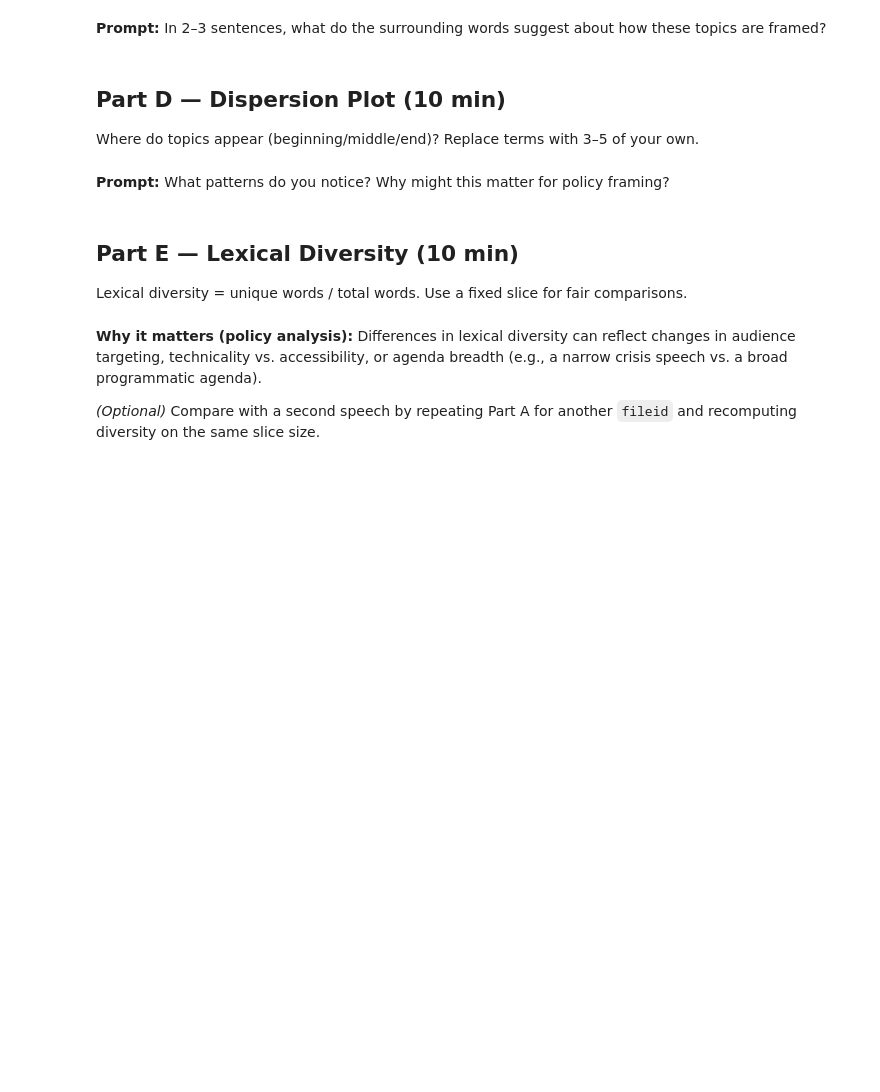
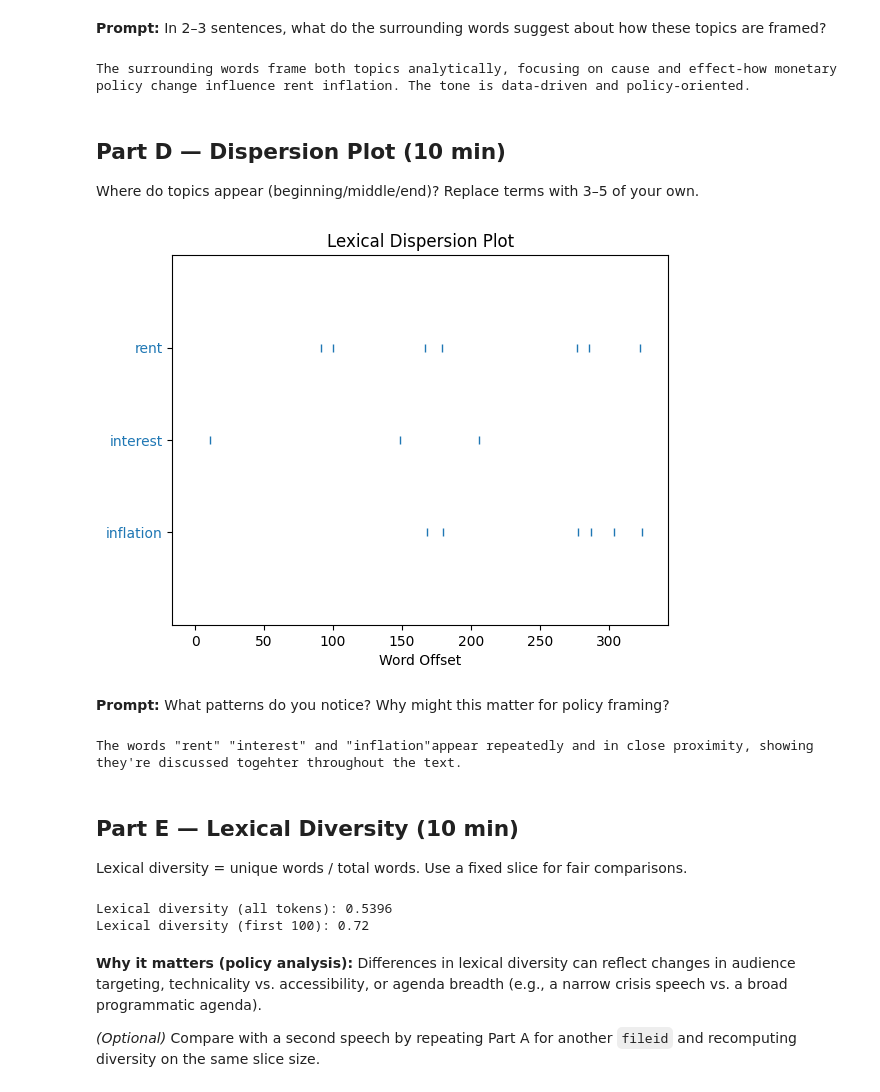
Before and after one commit to Jorya777/Jorya777, a Jupyter notebook: session3_nltk_worksheet.ipynb, the cells around one changed output. Cells and saved outputs as stored; diff of their text form; code cells hidden in the pictures; blank space fills up the shorter version.

```diff
--- a/session3_nltk_worksheet.ipynb
+++ b/session3_nltk_worksheet.ipynb
@@ -58,8 +62,7 @@ This is helpful if you want to analyze text copied from a website, a PDF, or you
 # %%
 
 # Create a plain-text file in Colab
-text = """
-Why do rents drop in response to expansionary monetary policy? When interest rates drop, borrowing becomes less expensive, making it easier for many households — especially first-time and lower-income buyers — to purchase homes. As a result, more people exit the rental market, lowering demand for rental housing and placing downward pressure on rents. Our results show that as demand for owner-occupied housing increases and demand for rental housing drops, real estate investors sell homes to owner-occupier households. The homeownership rate increases, house prices increase, and rents decrease.
+text = """Why do rents drop in response to expansionary monetary policy? When interest rates drop, borrowing becomes less expensive, making it easier for many households — especially first-time and lower-income buyers — to purchase homes. As a result, more people exit the rental market, lowering demand for rental housing and placing downward pressure on rents. Our results show that as demand for owner-occupied housing increases and demand for rental housing drops, real estate investors sell homes to owner-occupier households. The homeownership rate increases, house prices increase, and rents decrease.
 
 To conduct our analysis, we developed a new residential rent index, the ADH Repeat-Rent Index, which measures changes in rent prices over time on a quality-adjusted basis. We compiled a dataset of more than 30 million rental listings, covering over 5,000 ZIP codes across the United States. Using this data, and applying a statistical technique known as local projections, we estimate how rents change in response to monetary policy shocks—unexpected changes in interest rates. Figure 2 illustrates our main results. It plots how a 25-basis-point decrease in the 30-year fixed rate mortgage impacts rent inflation 0-24 months going forward. A drop in mortgage rates lowers nominal rent inflation by 0.7 percent 12 months following the rate cut, and by 1.4 percent 24 months following the cut. In the paper, we also find that following a drop in interest rates, the inventory of rental units increases, and units remain listed on the market for longer. This indicates a drop in demand in the rental market and rationalizes why lower rates lead to lower rents.
 
@@ -126,3 +162,11 @@ print(analysis_notes)
+# %%
+
+analysis_notes = """
+The surrounding words frame both topics analytically, focusing on cause and effect-how monetary policy change influence rent inflation. The tone is data-driven and policy-oriented.
+"""
+print(analysis_notes)
+# %% [output]
+The surrounding words frame both topics analytically, focusing on cause and effect-how monetary policy change influence rent inflation. The tone is data-driven and policy-oriented.
 # %% [markdown]
 
 ## Part D — Dispersion Plot (10 min)
@@ -130,7 +174,9 @@ Where do topics appear (beginning/middle/end)? Replace terms with 3–5 of your
 # %%
 
 # NLTK's dispersion_plot uses matplotlib under the hood
-T.dispersion_plot(["economy", "war", "freedom", "security", "climate"])
+T.dispersion_plot(["rent", "interest", "inflation"])
+# %% [output]
+[figure, added]
 # %% [markdown]
 
 **Prompt:** What patterns do you notice? Why might this matter for policy framing?
@@ -143,3 +183,11 @@ print(framing_notes)
+# %%
+
+framing_notes = """
+The words "rent" "interest" and "inflation"appear repeatedly and in close proximity, showing they're discussed togehter throughout the text.
+"""
+print(framing_notes)
+# %% [output]
+The words "rent" "interest" and "inflation"appear repeatedly and in close proximity, showing they're discussed togehter throughout the text.
 # %% [markdown]
 
 ## Part E — Lexical Diversity (10 min)
@@ -154,10 +202,13 @@ def lexical_diversity(tok_list, n=None):
     return len(set(tok_list)) / total
 
 div_all = lexical_diversity(tokens)
-div_2k  = lexical_diversity(tokens, 2000)
+div_1h  = lexical_diversity(tokens, 100)
 
 print("Lexical diversity (all tokens):", round(div_all, 4))
-print("Lexical diversity (first 2,000):", round(div_2k, 4))
+print("Lexical diversity (first 100):", round(div_1h, 4))
+# %% [output]
+Lexical diversity (all tokens): 0.5396
+Lexical diversity (first 100): 0.72
 # %% [markdown]
 
 **Why it matters (policy analysis):** Differences in lexical diversity can reflect changes in audience targeting, technicality vs. accessibility, or agenda breadth (e.g., a narrow crisis speech vs. a broad programmatic agenda).
```
Also changed, not shown: parts of 17 cells of this notebook.
